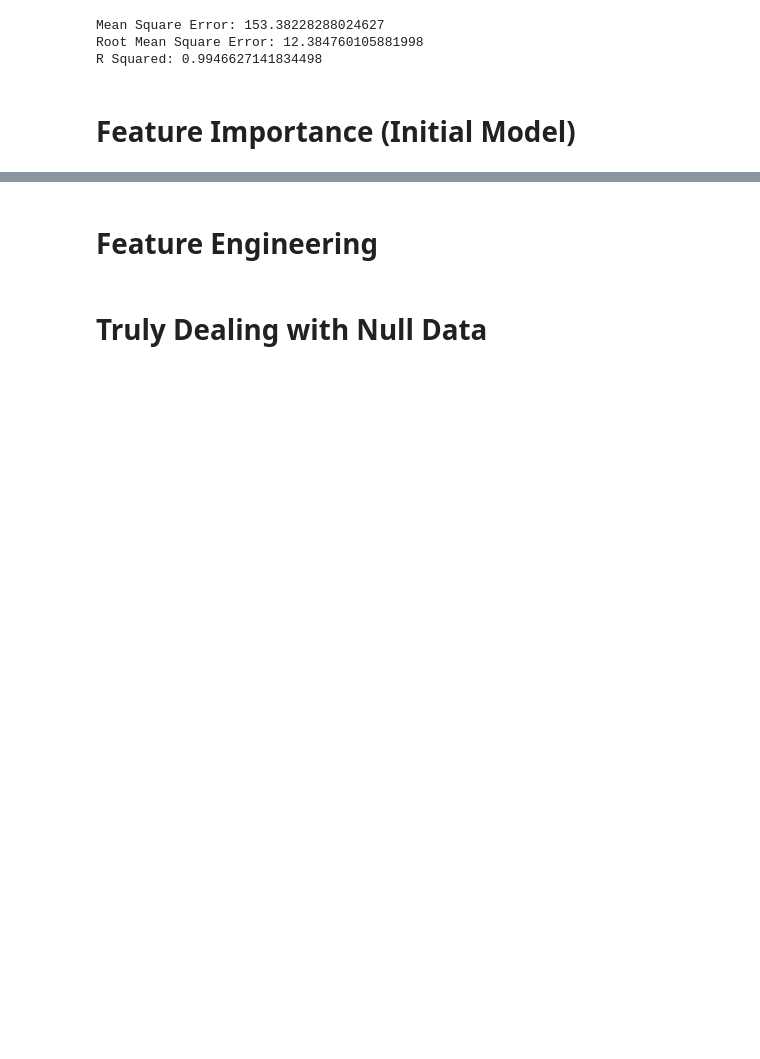
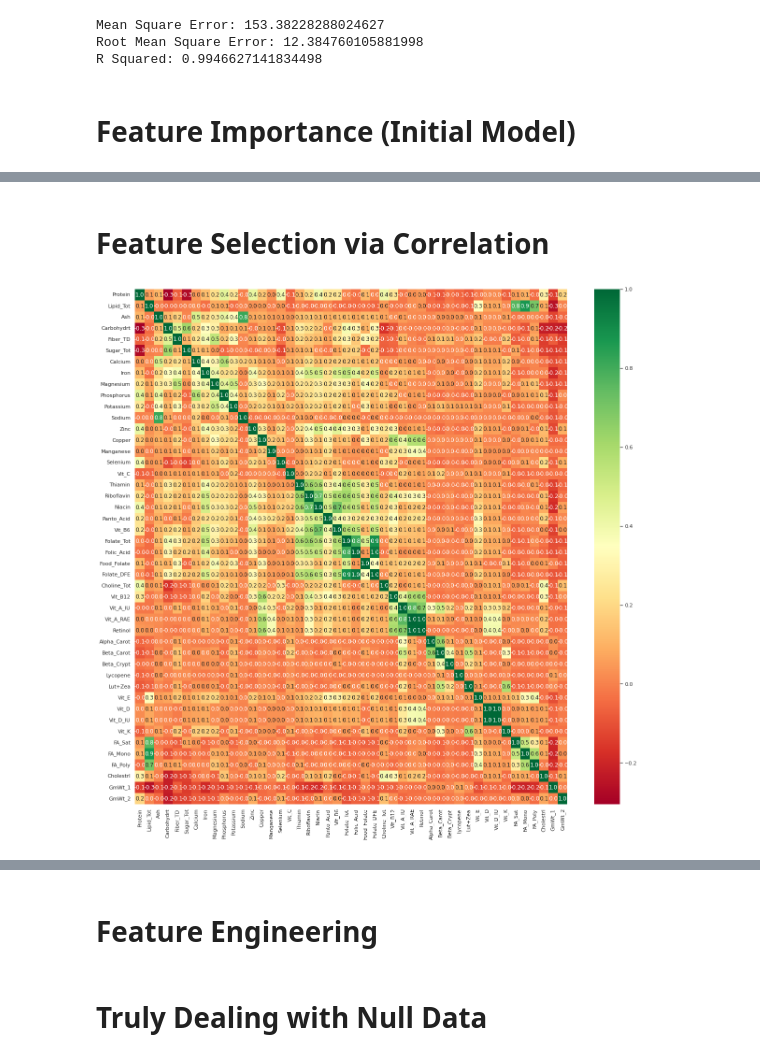
Before and after one commit to jbalda8/zotec_assessment, a Jupyter notebook: zotec_assessment.ipynb, the cells around one changed output, grey strips where cells are left out. Drawn from its saved outputs; the diff is of its cells as text; code cells hidden in the pictures; blank space fills up the shorter version.

```diff
--- a/zotec_assessment.ipynb
+++ b/zotec_assessment.ipynb
@@ -192,0 +193,10 @@ plt.show()
+# %% [markdown]
+# Feature Selection via Correlation
+# %%
+import seaborn as sns
+
+corr_original = df_chosen_x.corr().abs()
+
+ax=sns.heatmap(df_chosen[corr_original.index].corr(),annot=True,cmap='RdYlGn', fmt='1.1f')
+# %% [output]
+[figure, added]
```
Also changed, not shown: parts of 19 cells of this notebook.
